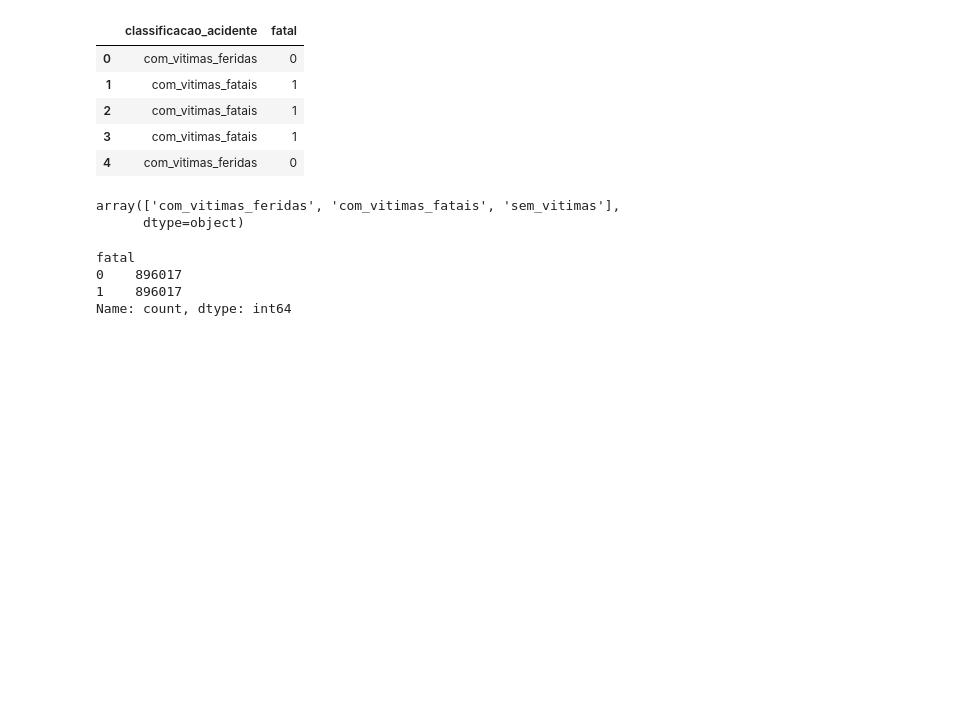
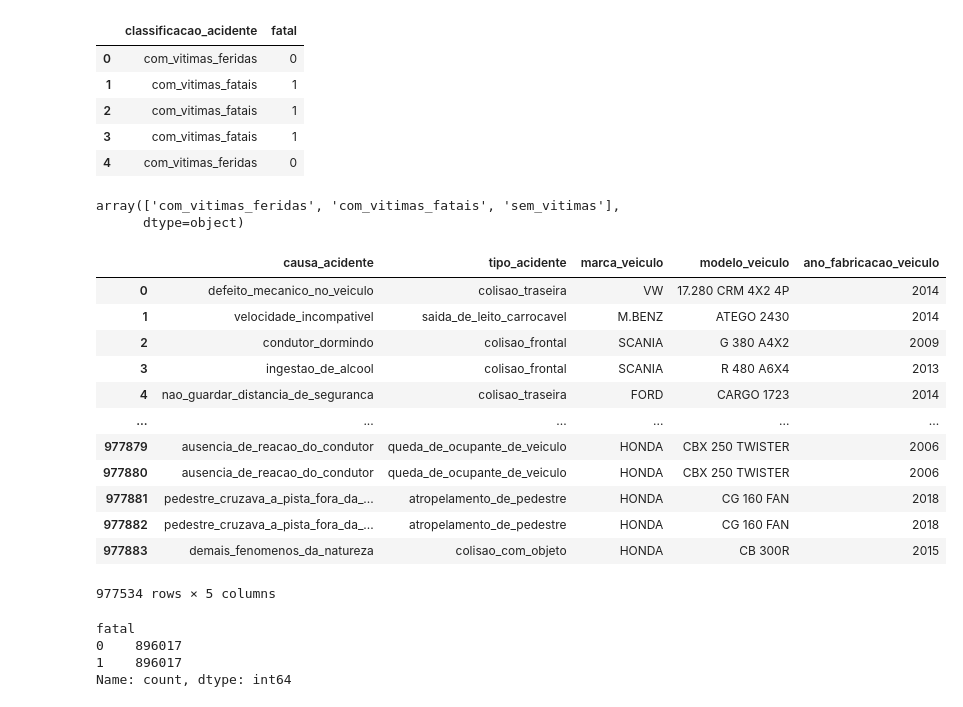
Before and after one commit to rrodffer/tcc-rodffer-veiculos, a Jupyter notebook: xgboost.ipynb, the cells around one changed output. Drawn from its saved outputs; the diff is of its cells as text; code cells hidden in the pictures; blank space fills up the shorter version.

```diff
--- a/xgboost.ipynb
+++ b/xgboost.ipynb
@@ -101,5 +101,21 @@ features = [
 X = df_prf[features]
 y = df_prf["fatal"]
+# %%
+X
+# %% [output]
+|  | causa_acidente | tipo_acidente | marca_veiculo | modelo_veiculo | ano_fabricacao_veiculo |
+| 0 | defeito_mecanico_no_veiculo | colisao_traseira | VW | 17.280 CRM 4X2 4P | 2014 |
+| 1 | velocidade_incompativel | saida_de_leito_carrocavel | M.BENZ | ATEGO 2430 | 2014 |
+| 2 | condutor_dormindo | colisao_frontal | SCANIA | G 380 A4X2 | 2009 |
+| 3 | ingestao_de_alcool | colisao_frontal | SCANIA | R 480 A6X4 | 2013 |
+| 4 | nao_guardar_distancia_de_seguranca | colisao_traseira | FORD | CARGO 1723 | 2014 |
+| ... | ... | ... | ... | ... | ... |
+| 977879 | ausencia_de_reacao_do_condutor | queda_de_ocupante_de_veiculo | HONDA | CBX 250 TWISTER | 2006 |
+| 977880 | ausencia_de_reacao_do_condutor | queda_de_ocupante_de_veiculo | HONDA | CBX 250 TWISTER | 2006 |
+| 977881 | pedestre_cruzava_a_pista_fora_da_... | atropelamento_de_pedestre | HONDA | CG 160 FAN | 2018 |
+| 977882 | pedestre_cruzava_a_pista_fora_da_... | atropelamento_de_pedestre | HONDA | CG 160 FAN | 2018 |
+| 977883 | demais_fenomenos_da_natureza | colisao_com_objeto | HONDA | CB 300R | 2015 |
+977534 rows × 5 columns
 # %%
 from imblearn.under_sampling import RandomUnderSampler
 
```
Also changed, not shown: parts of 13 cells of this notebook, 13 other files.
